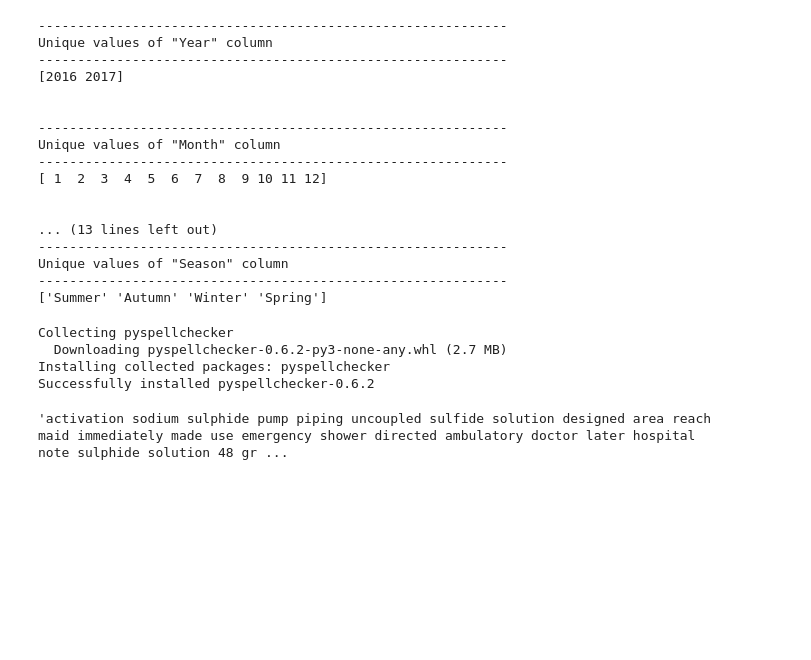
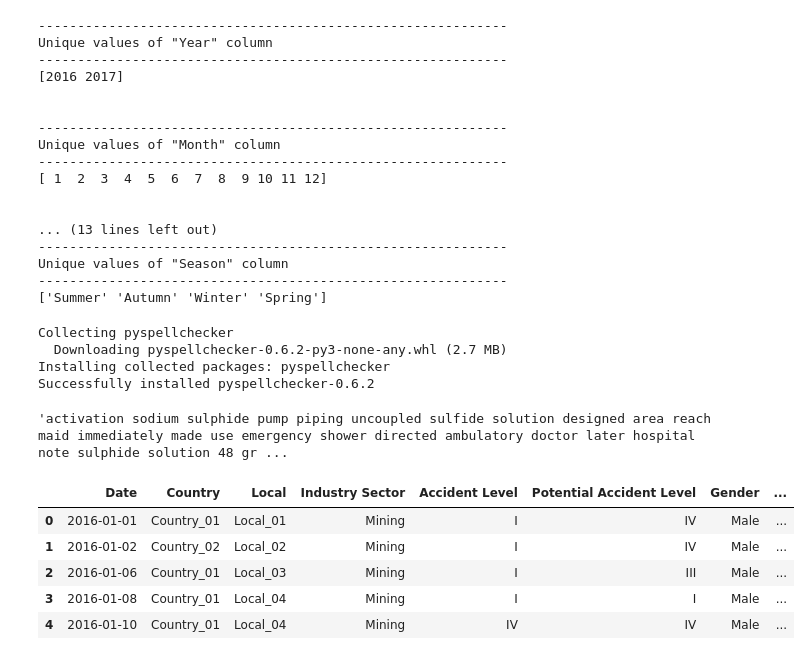
Before and after one commit to shyamsparrow/Jan-G4---NLP-Chatbot, a Jupyter notebook: Capstone_NLP_Chatbot_Jan_A_G4.ipynb, the cells around one changed output. Cells and saved outputs as stored; diff of their text form; code cells hidden in the pictures; blank space fills up the shorter version.

```diff
--- a/Capstone_NLP_Chatbot_Jan_A_G4.ipynb
+++ b/Capstone_NLP_Chatbot_Jan_A_G4.ipynb
@@ -289,3 +289,13 @@ pp.preprocess(industry_df.Description[1])
 industry_df.Description[1]
 preprocessed_text = preprocess_text(industry_df.Description[1])
 print(preprocessed_text)'''
+# %%
+industry_df['Description_processed'] = industry_df.Description.apply(lambda x: pp.preprocess(x))
+industry_df.head()
+# %% [output]
+|  | Date | Country | Local | Industry Sector | Accident Level | Potential Accident Level | Gender | ... |
+| 0 | 2016-01-01 | Country_01 | Local_01 | Mining | I | IV | Male | ... |
+| 1 | 2016-01-02 | Country_02 | Local_02 | Mining | I | IV | Male | ... |
+| 2 | 2016-01-06 | Country_01 | Local_03 | Mining | I | III | Male | ... |
+| 3 | 2016-01-08 | Country_01 | Local_04 | Mining | I | I | Male | ... |
+| 4 | 2016-01-10 | Country_01 | Local_04 | Mining | IV | IV | Male | ... |
```
